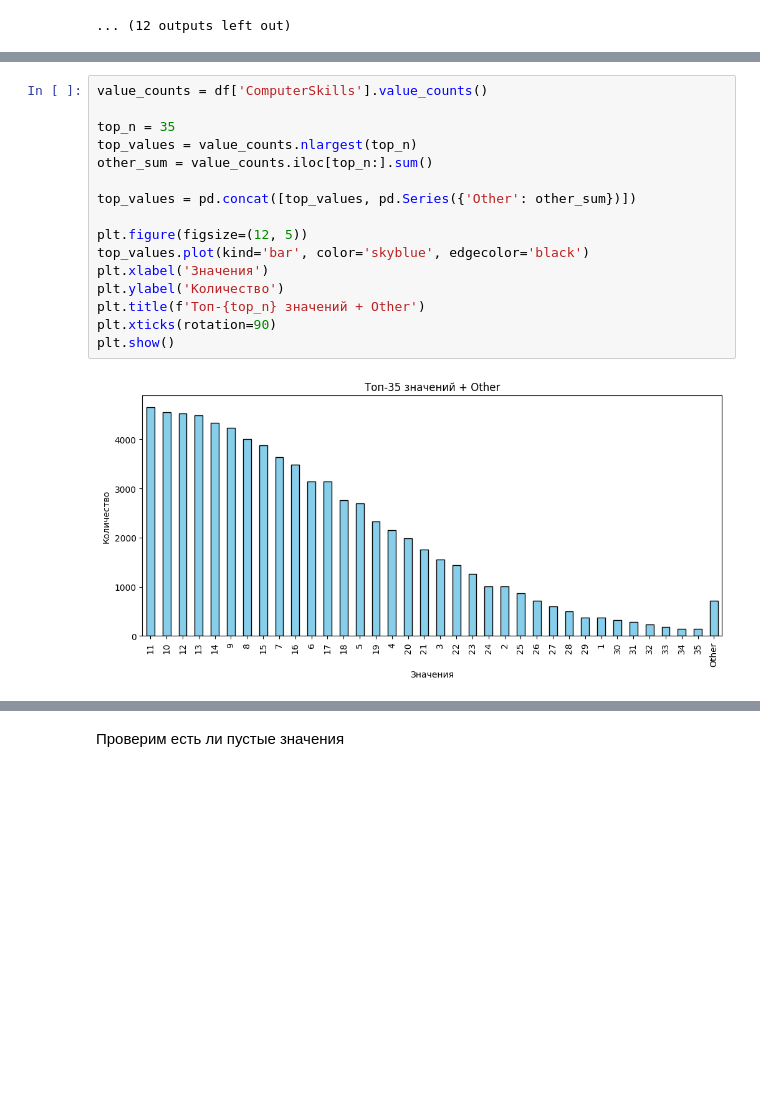
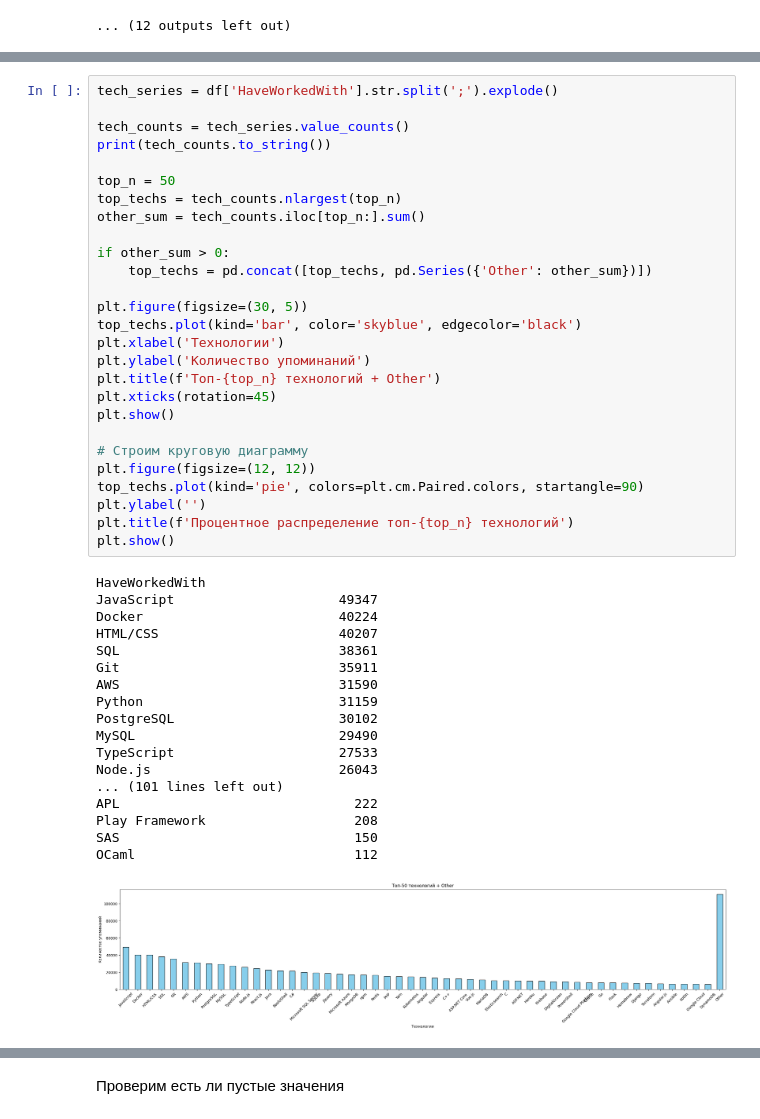
Before and after one commit to Den9p/MO_2, a Jupyter notebook: vers2.ipynb, the cells around one changed output, grey strips where cells are left out. Cells and saved outputs as stored; diff of their text form; blank space fills up the shorter version.

```diff
--- a/vers2.ipynb
+++ b/vers2.ipynb
@@ -296,18 +324,46 @@ plt.show()
 # %%
-value_counts = df['ComputerSkills'].value_counts()
+tech_series = df['HaveWorkedWith'].str.split(';').explode()
 
-top_n = 35
-top_values = value_counts.nlargest(top_n)
-other_sum = value_counts.iloc[top_n:].sum()
+tech_counts = tech_series.value_counts()
+print(tech_counts.to_string())
 
-top_values = pd.concat([top_values, pd.Series({'Other': other_sum})])
+top_n = 50
+top_techs = tech_counts.nlargest(top_n)
+other_sum = tech_counts.iloc[top_n:].sum()
 
-plt.figure(figsize=(12, 5))
-top_values.plot(kind='bar', color='skyblue', edgecolor='black')
-plt.xlabel('Значения')
-plt.ylabel('Количество')
-plt.title(f'Топ-{top_n} значений + Other')
-plt.xticks(rotation=90)
+if other_sum > 0:
+    top_techs = pd.concat([top_techs, pd.Series({'Other': other_sum})])
+
+plt.figure(figsize=(30, 5))
+top_techs.plot(kind='bar', color='skyblue', edgecolor='black')
+plt.xlabel('Технологии')
+plt.ylabel('Количество упоминаний')
+plt.title(f'Топ-{top_n} технологий + Other')
+plt.xticks(rotation=45)
 plt.show()
+
+# Строим круговую диаграмму
+plt.figure(figsize=(12, 12))
+top_techs.plot(kind='pie', colors=plt.cm.Paired.colors, startangle=90)
+plt.ylabel('')
+plt.title(f'Процентное распределение топ-{top_n} технологий')
+plt.show()
 # %% [output]
+HaveWorkedWith
+JavaScript                     49347
+Docker                         40224
+HTML/CSS                       40207
+SQL                            38361
+Git                            35911
+AWS                            31590
+Python                         31159
+PostgreSQL                     30102
+MySQL                          29490
+TypeScript                     27533
+Node.js                        26043
+... (101 lines left out)
+APL                              222
+Play Framework                   208
+SAS                              150
+OCaml                            112
-[figure, old version]
+[figure, new version]
```
Also changed, not shown: parts of 24 cells of this notebook.
